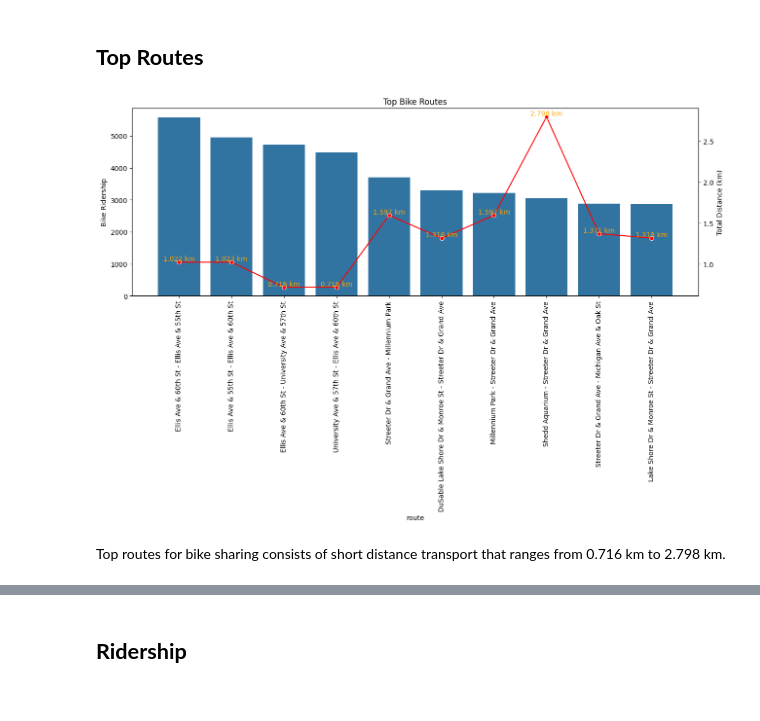
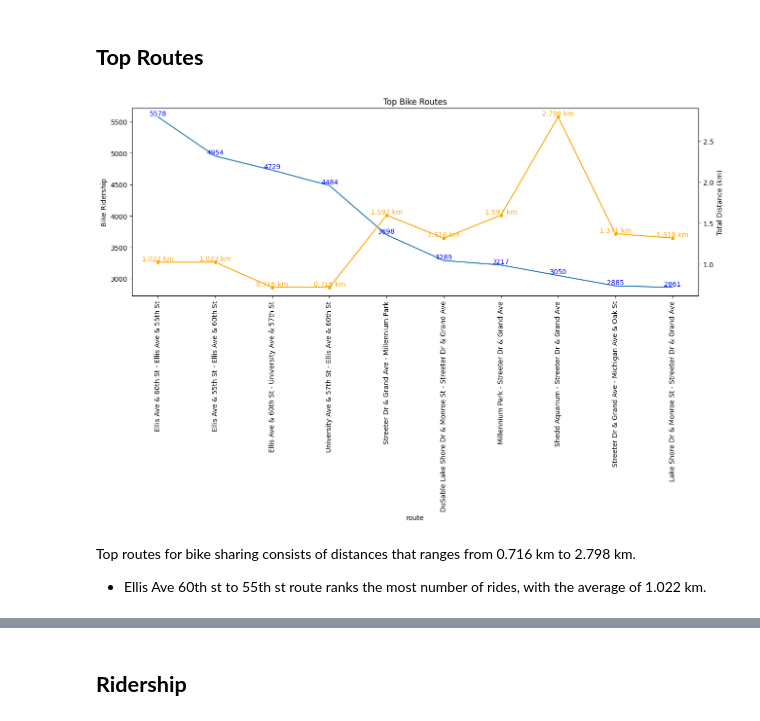
Before and after one commit to pjcroxas/Bike_Sharing_Analysis, a Jupyter notebook: Analyzing_Bike_Sharing_Data.ipynb, the cells around one changed output, grey strips where cells are left out. Saved outputs shown, nothing was run; the diff lists cells and outputs as text; code cells hidden in the pictures.

```diff
--- a/Analyzing_Bike_Sharing_Data.ipynb
+++ b/Analyzing_Bike_Sharing_Data.ipynb
@@ -338,31 +336,33 @@ route_stx["route"] = route_stx["start_station_name"] + " - " + route_stx["end_st
 # %%
 # plt.figure()
 route_stx_10 = route_stx[:10]
 fig, ax1 = plt.subplots(figsize=(15, 5))
 
-
-sns.barplot(route_stx_10,
+sns.lineplot(route_stx_10,
                   x="route",
                   y="ride_id",
                   ax=ax1)
 ax1.set_ylabel("Bike Ridership")
 ax1.set_xticklabels(ax1.get_xticklabels(), rotation=90)
 
+for xx, yy in zip(route_stx_10["route"][:10], route_stx_10["ride_id"][:10]):
+    ax1.text(xx, yy, f'{yy}', color='blue', ha='center', va='bottom')
+
 ax2 = ax1.twinx()
 sns.lineplot(route_stx_10,
                   x="route",
                   y="total_distance_km",
                   ax=ax2,
-                  color="red",
+                  color="orange",
              marker="o")
 ax2.set_ylabel("Total Distance (km)")
-
 
 plt.title("Top Bike Routes")
 for x, y in zip(route_stx_10["route"][:10], route_stx_10["total_distance_km"][:10]):
     ax2.text(x, y, f'{y:.3f} km', color='orange', ha='center', va='bottom')
 plt.show()
 # %% [output]
-[figure, old version]
+[figure, new version]
 # %% [markdown]
-Top routes for bike sharing consists of short distance transport that ranges from 0.716 km to 2.798 km.
+Top routes for bike sharing consists of distances that ranges from 0.716 km to 2.798 km.
+- Ellis Ave 60th st to 55th st route ranks the most number of rides, with the average of 1.022 km.
```
Also changed, not shown: parts of 23 cells of this notebook.
